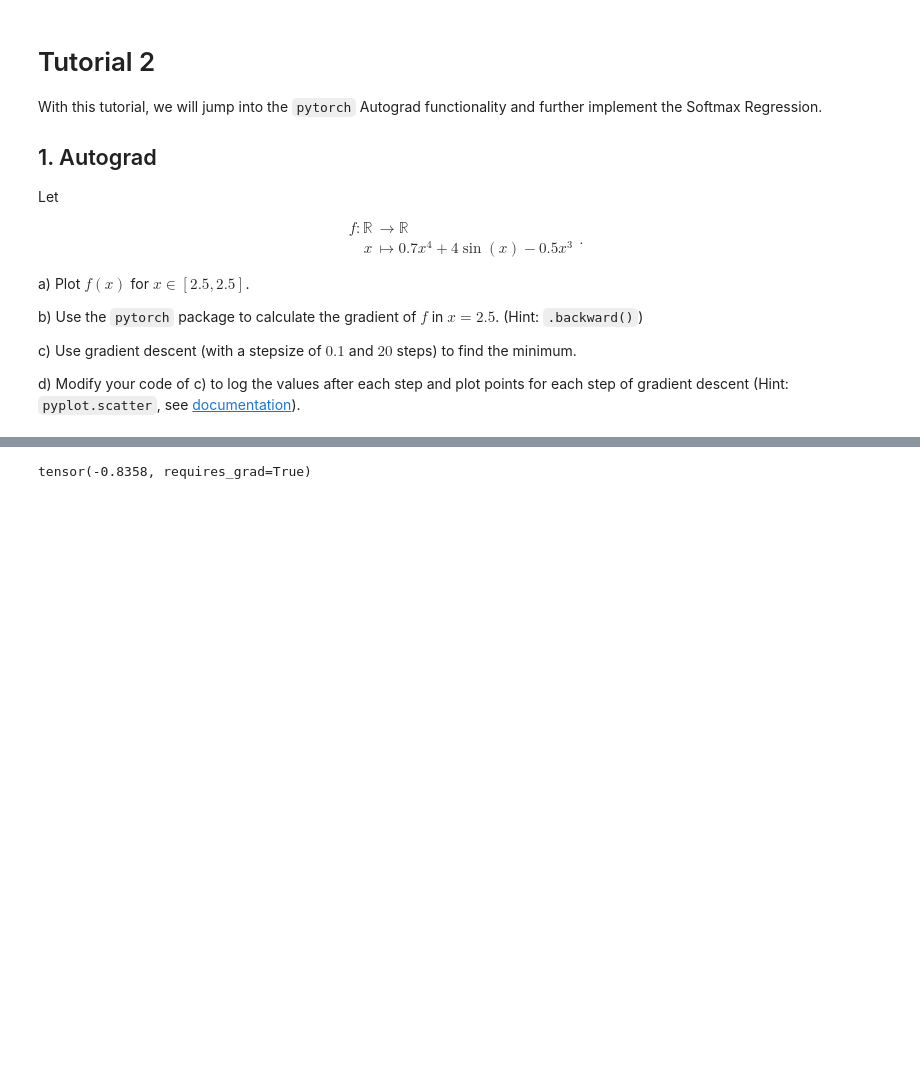
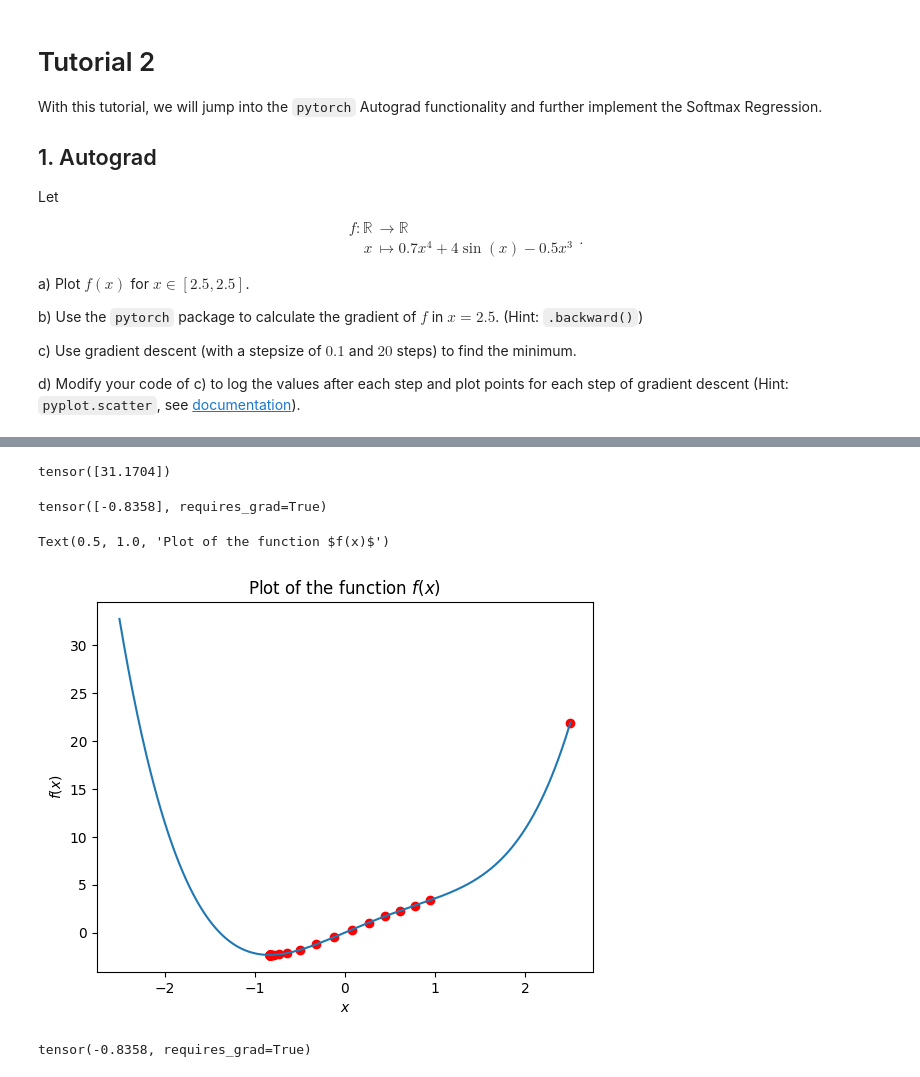
Before and after one commit to VinKKAP/Introduction-to-Deep-Learning, a Jupyter notebook: Tutorials/tutorial_2.ipynb, the cells around one changed output, grey strips where cells are left out. Cells and saved outputs as stored; diff of their text form; code cells hidden in the pictures; blank space fills up the shorter version.

```diff
--- a/Tutorials/tutorial_2.ipynb
+++ b/Tutorials/tutorial_2.ipynb
@@ -93,3 +68,39 @@ tensor(-0.8358, requires_grad=True)
+# %%
+#zurücksetzen
+# c0.grad.zero_()
+
+x0.grad
+# %% [output]
+tensor([31.1704])
+# %%
+torch.manual_seed(42)
+x0 = torch.tensor([2.5], requires_grad=True)
+lr = 0.05
+
+x_steps = torch.tensor([2.5])
+f_x_steps = torch.tensor([0.7*torch.pow(x0,4)+4*torch.sin(x0)-0.5*torch.pow(x0,3)])
+
+for i in range(100):
+    F_x0_loop = 0.7*torch.pow(x0,4)+4*torch.sin(x0)-0.5*torch.pow(x0,3)
+    F_x0_loop.backward()
+    with torch.no_grad():
+        x0 -= lr * x0.grad
+        x_steps = torch.cat((x_steps, x0.detach()), 0)
+        f_x_steps = torch.cat((f_x_steps, torch.tensor([0.7*torch.pow(x0,4)+4*torch.sin(x0)-0.5*torch.pow(x0,3)])), 0)
+    x0.grad.zero_()
+
+print(x0)
+# %% [output]
+tensor([-0.8358], requires_grad=True)
+# %%
+plt.plot(x,f_x, label="function")
+plt.scatter(x_steps, f_x_steps, color='red', label="optimization steps")
+plt.xlabel("$x$")
+plt.ylabel("$f(x)$")
+plt.title("Plot of the function $f(x)$")
+# %% [output]
+Text(0.5, 1.0, 'Plot of the function $f(x)$')
+[figure, added]
 # %%
 # Gradient descent parameters
 stepsize = 0.1
```
Also changed, not shown: parts of 7 cells of this notebook, 1 other file.
